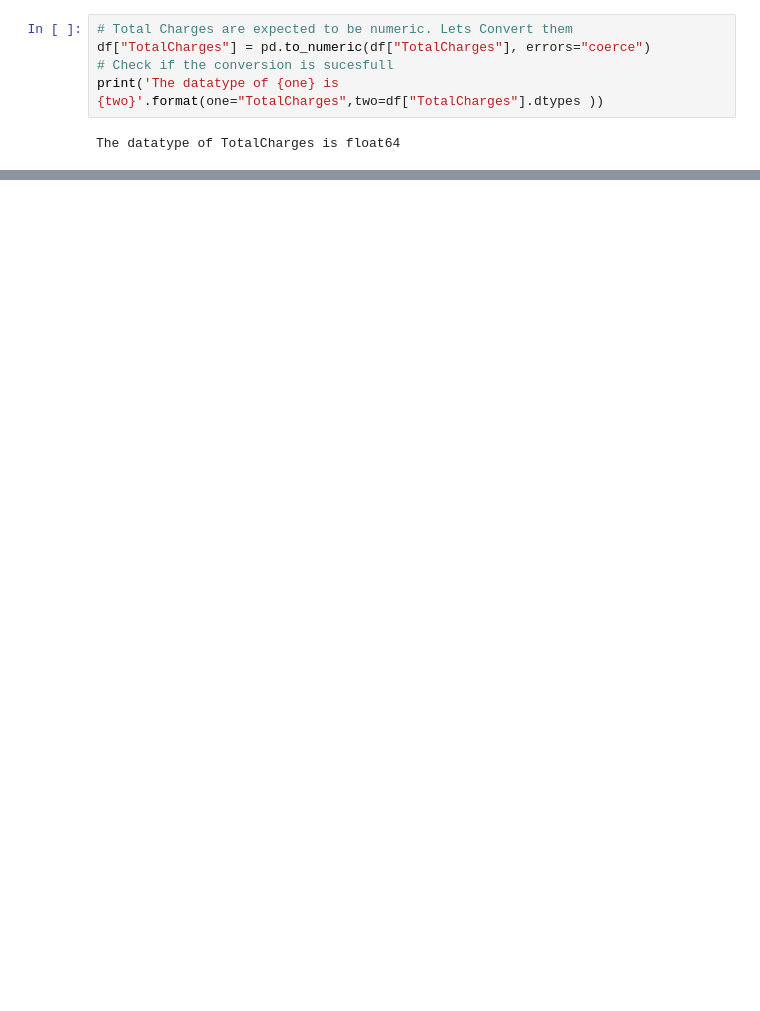
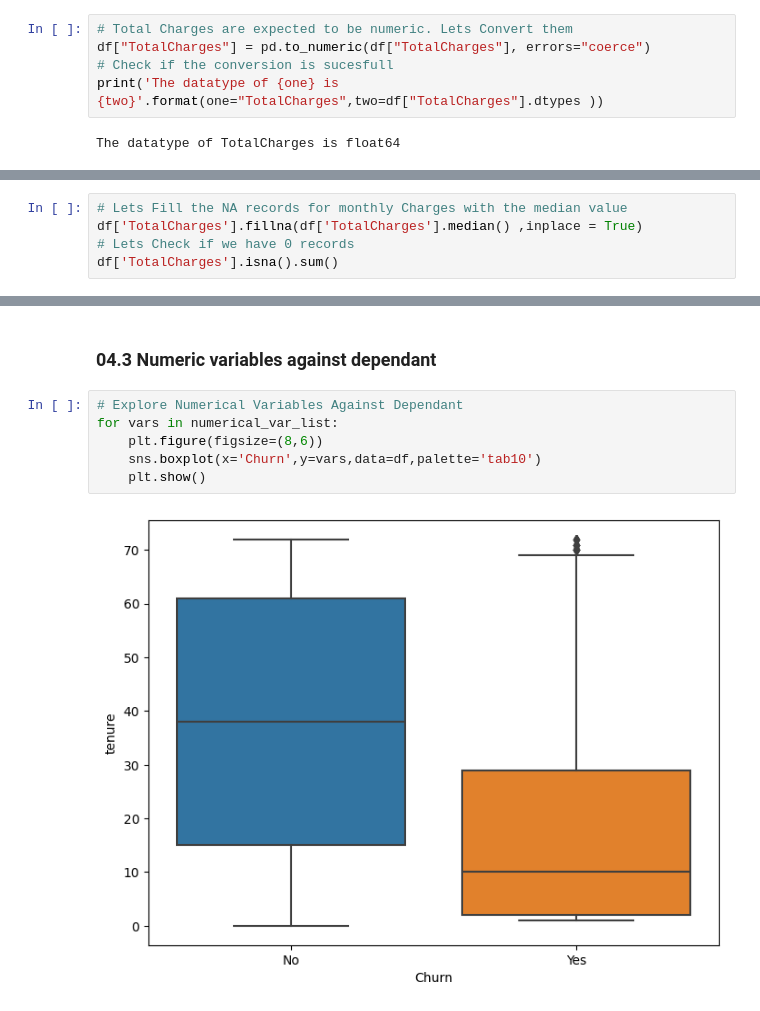
Before and after one commit to HristoPanov/EDA_ML_Telco_Churn, a Jupyter notebook: 02_Scripts/EDA_ML_Telco_Churn.ipynb, the cells around one changed output, grey strips where cells are left out. Drawn from its saved outputs; the diff is of its cells as text; blank space fills up the shorter version.

```diff
--- a/02_Scripts/EDA_ML_Telco_Churn.ipynb
+++ b/02_Scripts/EDA_ML_Telco_Churn.ipynb
@@ -97,0 +149,5 @@ float64
+# %%
+# Lets Fill the NA records for monthly Charges with the median value
+df['TotalCharges'].fillna(df['TotalCharges'].median() ,inplace = True)
+# Lets Check if we have 0 records
+df['TotalCharges'].isna().sum()
@@ -97,0 +255,10 @@ float64
+# %% [markdown]
+### 04.3 Numeric variables against dependant
+# %%
+# Explore Numerical Variables Against Dependant
+for vars in numerical_var_list:
+    plt.figure(figsize=(8,6))
+    sns.boxplot(x='Churn',y=vars,data=df,palette='tab10')
+    plt.show()
+# %% [output]
+[figure, added]
```
Also changed, not shown: parts of 22 cells of this notebook, 2 other files.
